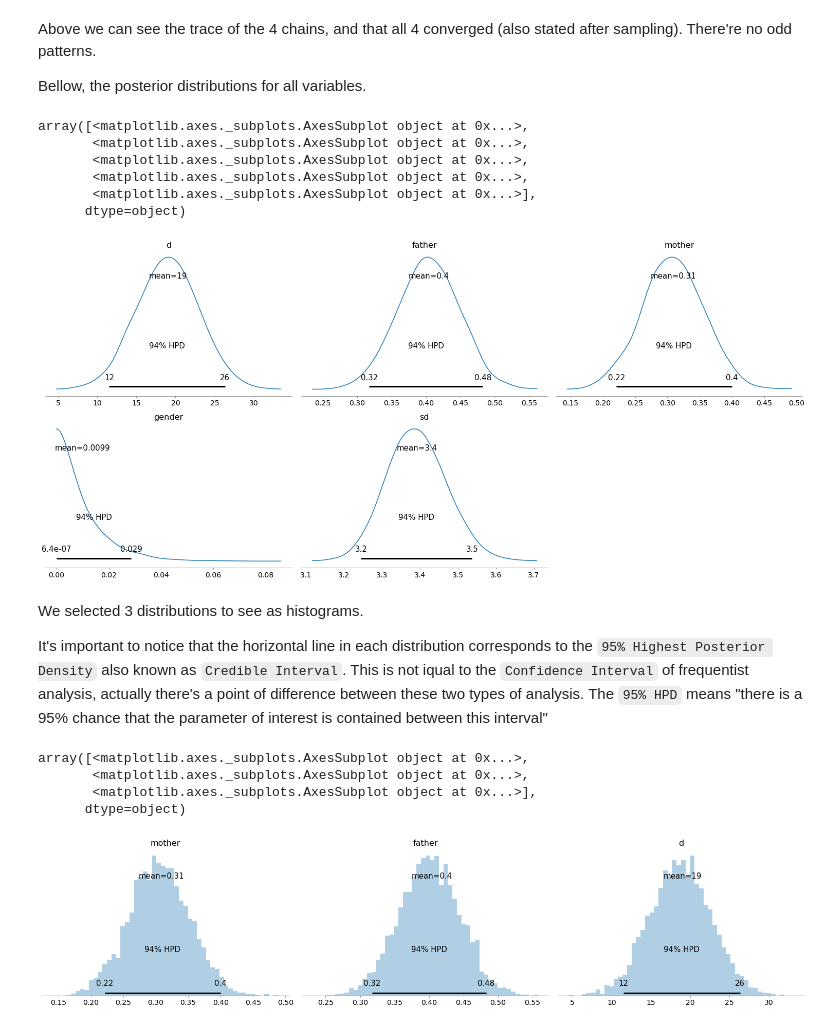
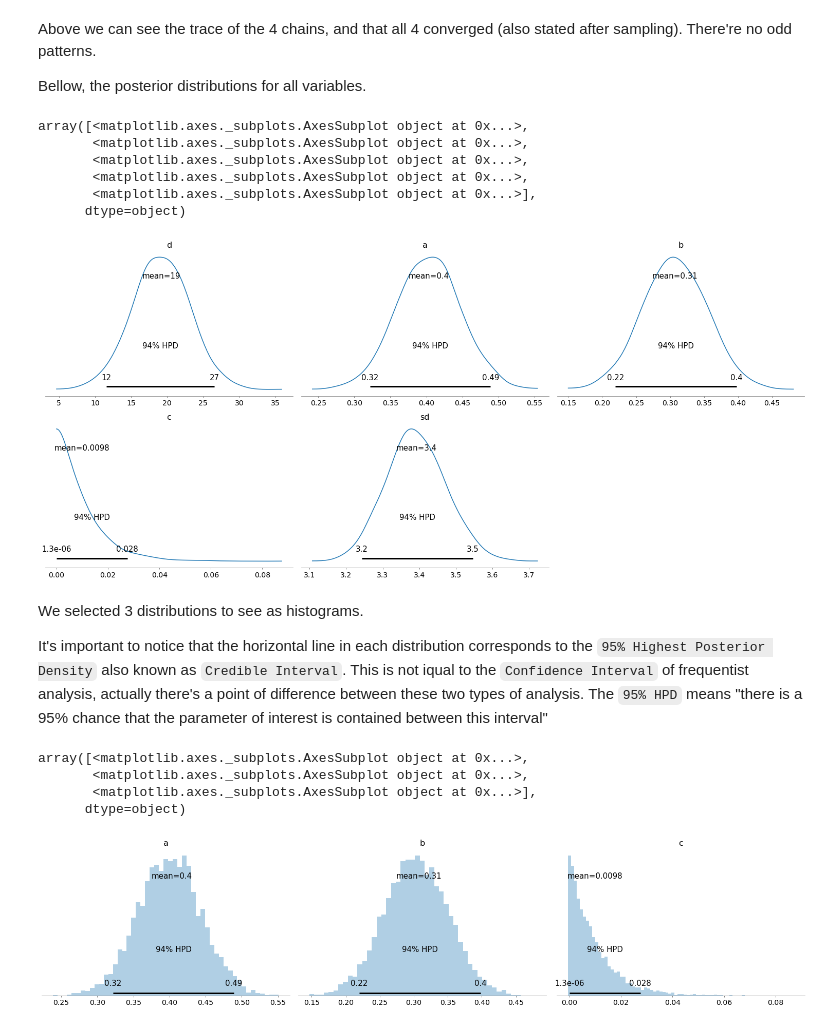
Before and after one commit to elisiojsj/Data-Science, a Jupyter notebook: Galton_Height-analysis.ipynb, the cells around one changed output. Drawn from its saved outputs; the diff is of its cells as text; code cells hidden in the pictures.

```diff
--- a/Galton_Height-analysis.ipynb
+++ b/Galton_Height-analysis.ipynb
@@ -135,9 +139,9 @@ with pm.Model() as model:
     alpha_f = 1.0/df['father'].mean()
     alpha_m = 1.0/df['mother'].mean()
 
-    a = pm.Exponential('father', lam=1.0)
-    b = pm.Exponential('mother', lam=1.0)
-    c = pm.Uniform("gender")
+    a = pm.Exponential('a', lam=1.0) # coeficient for 'father'
+    b = pm.Exponential('b', lam=1.0) # coeficient for 'mother'
+    c = pm.Uniform("c") # coeficient for 'gender'
     d = pm.Normal('d', sd=10)
 
     sd = pm.HalfCauchy('sd', beta=1)
@@ -188,17 +192,17 @@ array([<matplotlib.axes._subplots.AxesSubplot object at 0x...>,
        <matplotlib.axes._subplots.AxesSubplot object at 0x...>,
        <matplotlib.axes._subplots.AxesSubplot object at 0x...>],
       dtype=object)
-[figure, old version]
+[figure, new version]
 # %% [markdown]
 We selected 3 distributions to see as histograms.
 
 It's important to notice that the horizontal line in each distribution corresponds to the `95% Highest Posterior Density` also known as `Credible Interval`. This is not iqual to the `Confidence Interval` of frequentist analysis, actually there's a point of difference between these two types of analysis.
 The `95% HPD` means "there is a 95% chance that the parameter of interest is contained between this interval"
 # %%
-az.plot_posterior(burned_trace, var_names=['mother','father','d'], kind='hist')
+az.plot_posterior(burned_trace, var_names=['a','b','c'], kind='hist')
 # %% [output]
 array([<matplotlib.axes._subplots.AxesSubplot object at 0x...>,
        <matplotlib.axes._subplots.AxesSubplot object at 0x...>,
        <matplotlib.axes._subplots.AxesSubplot object at 0x...>],
       dtype=object)
-[figure, old version]
+[figure, new version]
```
Also changed, not shown: parts of 15 cells of this notebook.
